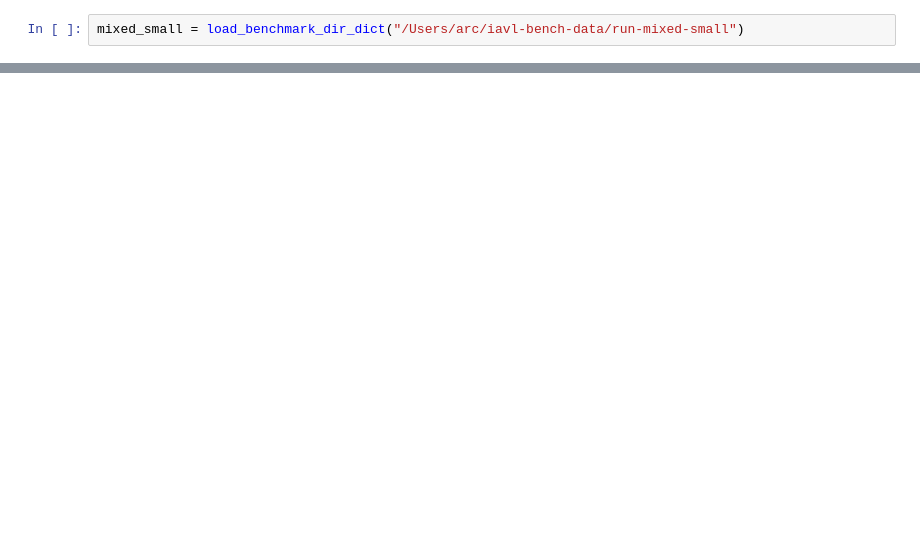
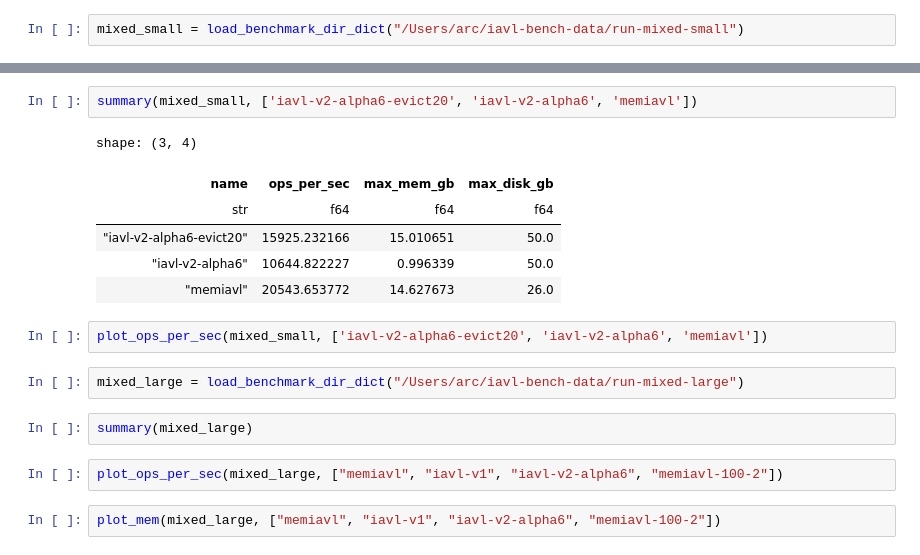
Before and after one commit to cosmos/iavl-bench, a Jupyter notebook: analysis/analysis3.ipynb, the cells around one changed output, grey strips where cells are left out. Cells and saved outputs as stored; diff of their text form; blank space fills up the shorter version.

```diff
--- a/analysis/analysis3.ipynb
+++ b/analysis/analysis3.ipynb
@@ -12,0 +21,19 @@ px.line(pl.DataFrame([r.versions_df['mem_gb'].alias(r.name) for r in basic_small
+# %%
+summary(mixed_small, ['iavl-v2-alpha6-evict20', 'iavl-v2-alpha6', 'memiavl'])
+# %% [output]
+shape: (3, 4)
+| name | ops_per_sec | max_mem_gb | max_disk_gb |
+| str | f64 | f64 | f64 |
+| "iavl-v2-alpha6-evict20" | 15925.232166 | 15.010651 | 50.0 |
+| "iavl-v2-alpha6" | 10644.822227 | 0.996339 | 50.0 |
+| "memiavl" | 20543.653772 | 14.627673 | 26.0 |
+# %%
+plot_ops_per_sec(mixed_small, ['iavl-v2-alpha6-evict20', 'iavl-v2-alpha6', 'memiavl'])
+# %%
+mixed_large = load_benchmark_dir_dict("/Users/arc/iavl-bench-data/run-mixed-large")
+# %%
+summary(mixed_large)
+# %%
+plot_ops_per_sec(mixed_large, ["memiavl", "iavl-v1", "iavl-v2-alpha6", "memiavl-100-2"])
+# %%
+plot_mem(mixed_large, ["memiavl", "iavl-v1", "iavl-v2-alpha6", "memiavl-100-2"])
```
Also changed, not shown: parts of 6 cells of this notebook, 11 other files.
